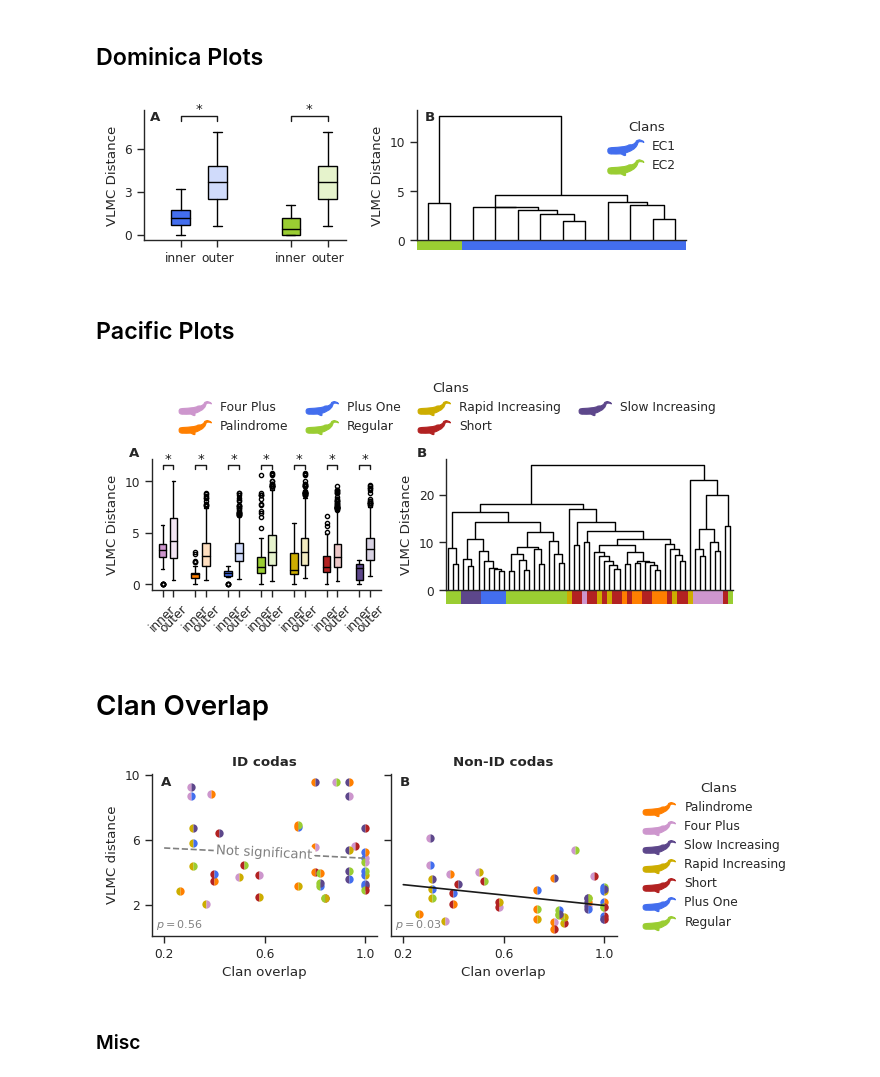
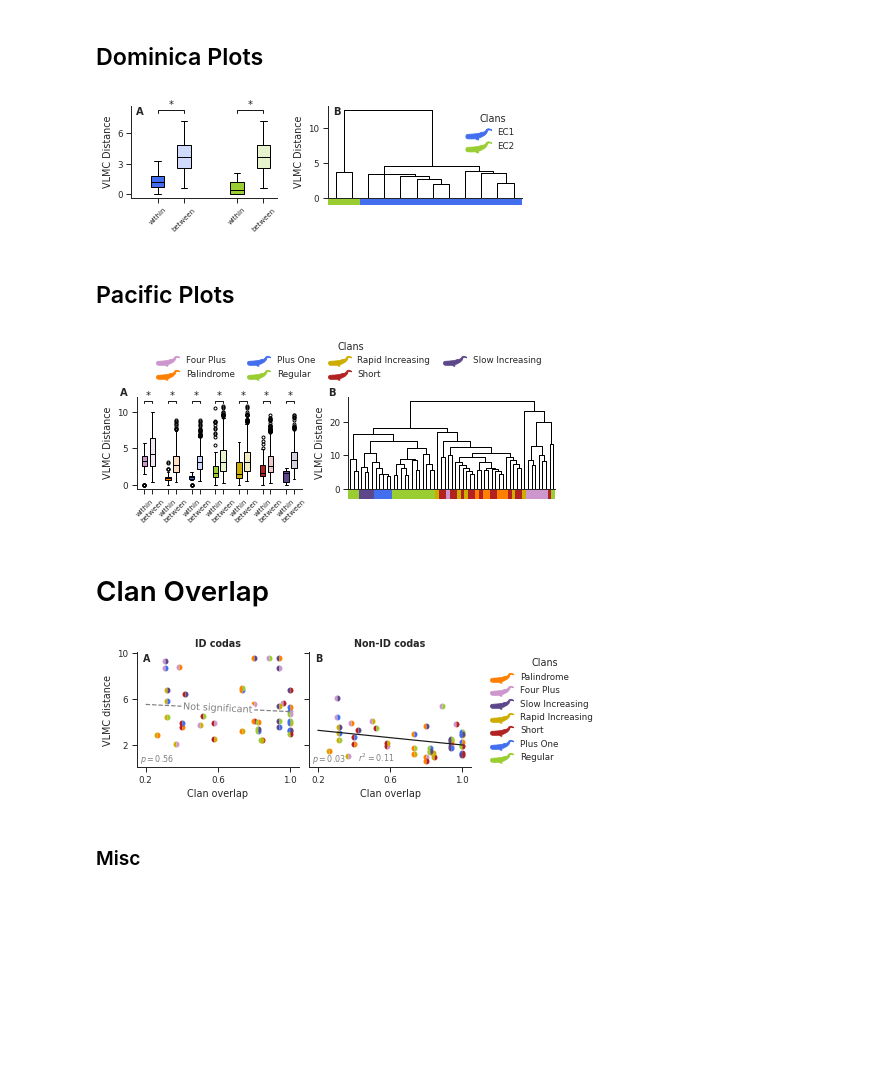
Before and after one commit to nplresearch/social-learning-nonhuman-communications, a Jupyter notebook: src/Figures.ipynb, the cells around one changed output. Drawn from its saved outputs; the diff is of its cells as text; code cells hidden in the pictures; blank space fills up the shorter version.

```diff
--- a/src/Figures.ipynb
+++ b/src/Figures.ipynb
@@ -123,6 +123,18 @@ def merge_repertoires(clan_name, threshold=300):
         # Use replace to replace values in the grpvar column
         df["repertoire_name"] = df["repertoire_name"].replace(to_merge, replacement)
     return df
+
+def merge_repertoires(clan_name, threshold=120):
+    significant_repertoires = []
+    # Load your dataframe into a variable, let's call it df
+    df = paper_data[paper_data["clan_name"] == clan_name].copy().reset_index(drop=True)
+    df["latitude"] = pd.to_numeric(df["latitude"])
+    df["repertoire_name"] = df["grpvar"]
+
+    for repertoire_name, frame in df.groupby("repertoire_name"):
+        if len(frame)>threshold:
+            significant_repertoires.append(repertoire_name)
+    return df[df["repertoire_name"].isin(significant_repertoires)]
 # %%
 identity_codas = {
     "PALI": [48, 411, 412, 73, 711, 82, 94, 95, 102],
@@ -309,7 +472,7 @@ fig, axs = plt.subplots(1, 2, figsize=(7, 1.7), width_ratios=[3, 4])
 repertoires = dominica_repertoires
 distances = dominica_distances
 clans = np.unique([r.clan for r in repertoires])
-values, positions, labels, pees = inner_outer(repertoires, distances)
+values, positions, labels, stats = inner_outer(repertoires, distances)
 
 h = 0.35
 y = 8
@@ -321,7 +484,7 @@ bp = axs[0].boxplot(
     patch_artist=True,
 )
 for patch, label in zip(bp["boxes"], labels):
-    if label.split("_")[1] == "outer":
+    if label.split("_")[1] == "between":
         patch.set(facecolor=desat_color[label.split("_")[0]])
     else:
         patch.set(facecolor=clan_color[label.split("_")[0]])
@@ -330,7 +493,7 @@ plt.setp(bp["medians"], color="black")
 axs[0].set_ylabel("VLMC Distance")
 axs[0].set_xlim(0, 5.5)
 axs[0].set_yticks([0, 3, 6])
-axs[0].set_xticklabels([label.split("_")[1] for label in labels])
+axs[0].set_xticklabels([label.split("_")[1] for label in labels],rotation=45,fontsize=7)
 
 for i in range(1, 3 * len(clans) + 1, 3):
     axs[0].plot([i, i, i + 1, i + 1], [y, y + h, y + h, y], linewidth=1, color="k")
@@ -362,34 +525,34 @@ for i, color in enumerate(colors):
     axs[1].add_patch(
         Rectangle(xy=(i * 10, -1), width=10, fc=color, lw=0, height=1, clip_on=False)
     )
 
 ###
 for clan in clans:
     axs[1].scatter(
         [],
         [],
         color=clan_color[clan],
         label=clan,
         marker=get_marker(whale_svg),
         s=1000,
     )
     axs[1].legend(
         loc="upper right", ncol=1, bbox_to_anchor=(1, 1), title="Clans", frameon=False
     )
 axs[1].set_ylabel("VLMC Distance")
 
 sb.despine()
 plt.subplots_adjust(wspace=0.3)
 
 for n, ax in enumerate(axs):
     labs = ["A", "B"]
     ax.text(
         0.03, 0.99, labs[n], transform=ax.transAxes, weight="bold", ha="left", va="top"
     )
 
 plt.savefig("Figures/figure_2.pdf", dpi=250, bbox_inches="tight")
 # %% [output]
-[figure, old version]
+[figure, new version]
 # %% [markdown]
 ## Pacific Plots
 # %%
@@ -399,7 +562,7 @@ fig, axs = plt.subplots(1, 2, figsize=(7.5, 1.7), width_ratios=[4, 5])
 repertoires = pacific_repertoires
 distances = pacific_distances
 clans = np.unique([r.clan for r in repertoires])
-values, positions, labels, pees = inner_outer(repertoires, distances)
+values, positions, labels, stats = inner_outer(repertoires, distances)
 h = 0.35
 y = 11.2
 
@@ -412,7 +575,7 @@ bp = axs[0].boxplot(
     widths=0.7,
 )
 for patch, label in zip(bp["boxes"], labels):
-    if label.split("_")[1] == "outer":
+    if label.split("_")[1] == "between":
         patch.set(facecolor=desat_color[label.split("_")[0]])
     else:
         patch.set(facecolor=clan_color[label.split("_")[0]])
@@ -427,7 +590,7 @@ for i in range(1, 22, 3):
     axs[0].plot([i, i, i + 1, i + 1], [y, y + h, y + h, y], linewidth=1, color="k")
     axs[0].text((i + i + 1) * 0.5, y + h, "*", ha="center", va="bottom", color="k")
 
-axs[0].set_xticklabels(axs[0].get_xticklabels(), rotation=45)
+axs[0].set_xticklabels(axs[0].get_xticklabels(), rotation=45,fontsize=7)
 
 #########
 D = pacific_distances
@@ -487,7 +650,7 @@ plt.subplots_adjust(wspace=0.25)
 plt.savefig("Figures/figure_3.pdf", dpi=250, bbox_inches="tight")
 plt.savefig("Figures/figure_3.png", dpi=250, bbox_inches="tight")
 # %% [output]
-[figure, old version]
+[figure, new version]
 # %% [markdown]
 # Clan Overlap
 # %%
@@ -591,6 +754,13 @@ axs["B"].annotate(
     fontsize="small",
     color="gray",
 )
+axs["B"].annotate(
+    text=f"$r^2 = {np.square(r):.2f}$",
+    xy=(0.3, 0.05),
+    xycoords="axes fraction",
+    fontsize="small",
+    color="gray",
+)
 axs["B"].set_xlabel("Clan overlap")
 # axs["B"].set_ylabel("Vlmc Distance")
 axs["B"].set_title("Non-ID codas", weight="bold")
@@ -639,7 +809,7 @@ for n, ax in enumerate(axs):
 plt.savefig("Figures/figure_4.pdf", dpi=250, bbox_inches="tight")
 plt.savefig("Figures/figure_4.png", dpi=250, bbox_inches="tight")
 # %% [output]
-[figure, old version]
+[figure, new version]
 # %% [markdown]
 ### Misc
 # %%
```
Also changed, not shown: parts of 11 cells of this notebook, 9 other files.
